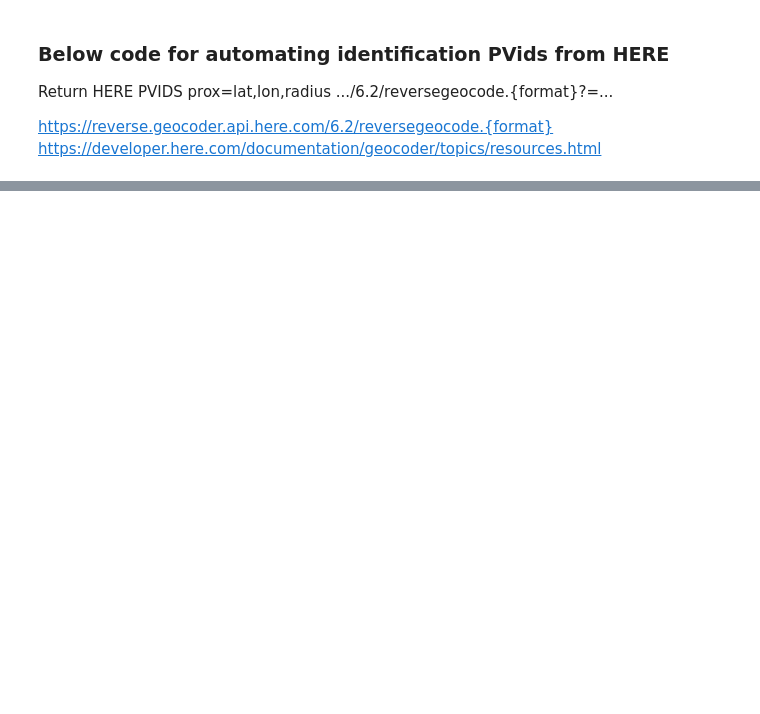
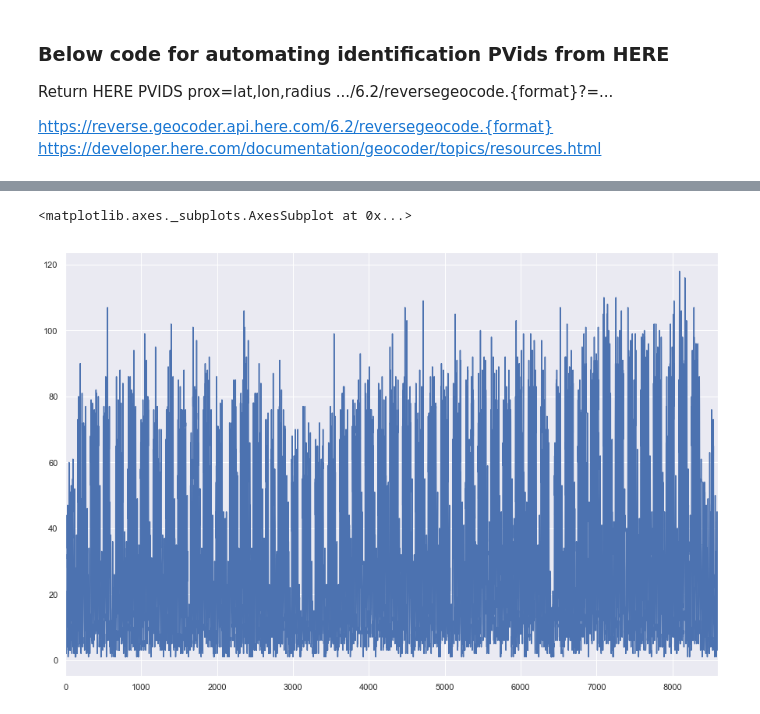
Before and after one commit to jaworra/Jupyter-Notebooks, a Jupyter notebook: here_analysis.ipynb, the cells around one changed output, grey strips where cells are left out. Saved outputs shown, nothing was run; the diff lists cells and outputs as text; code cells hidden in the pictures; blank space fills up the shorter version.

```diff
--- a/here_analysis.ipynb
+++ b/here_analysis.ipynb
@@ -439,0 +239,2 @@ NameError: name 'plt' is not defined
+# %%
+here_links=pd.read_csv('HERE_DA_40074_00000.csv')
@@ -439,0 +250,10 @@ NameError: name 'plt' is not defined
+# %%
+here_links_rel_col = here_links[['DATE-TIME','EPOCH-60MIN','COUNT']] #save only the columns needed
+here_links_rel_col['DATE-TIME']= pd.to_datetime(here_links_rel_col['DATE-TIME'],dayfirst=True) #set date/time column as time type
+#here_links_rel_col=here_links_rel_col.set_index('DATE-TIME')
+
+#set weekday names
+here_links_rel_col['DATE-TIME'] = pd.to_datetime(here_links_rel_col['DATE-TIME'])
+here_links_rel_col['day_of_week'] = here_links_rel_col['DATE-TIME'].dt.day_name()
+#here_links_rel_col.dtypes
+here_links_rel_col.tail()
@@ -439,0 +282,7 @@ NameError: name 'plt' is not defined
+# %%
+here_links_rel_col.dtypes
+#here_links_rel_col=here_links_rel_col.set_index('DATE-TIME')
+here_links_rel_col['COUNT'].plot(figsize=(15,10))
+# %% [output]
+<matplotlib.axes._subplots.AxesSubplot at 0x...>
+[figure, added]
```
Also changed, not shown: parts of 39 cells of this notebook, 1 other file.
